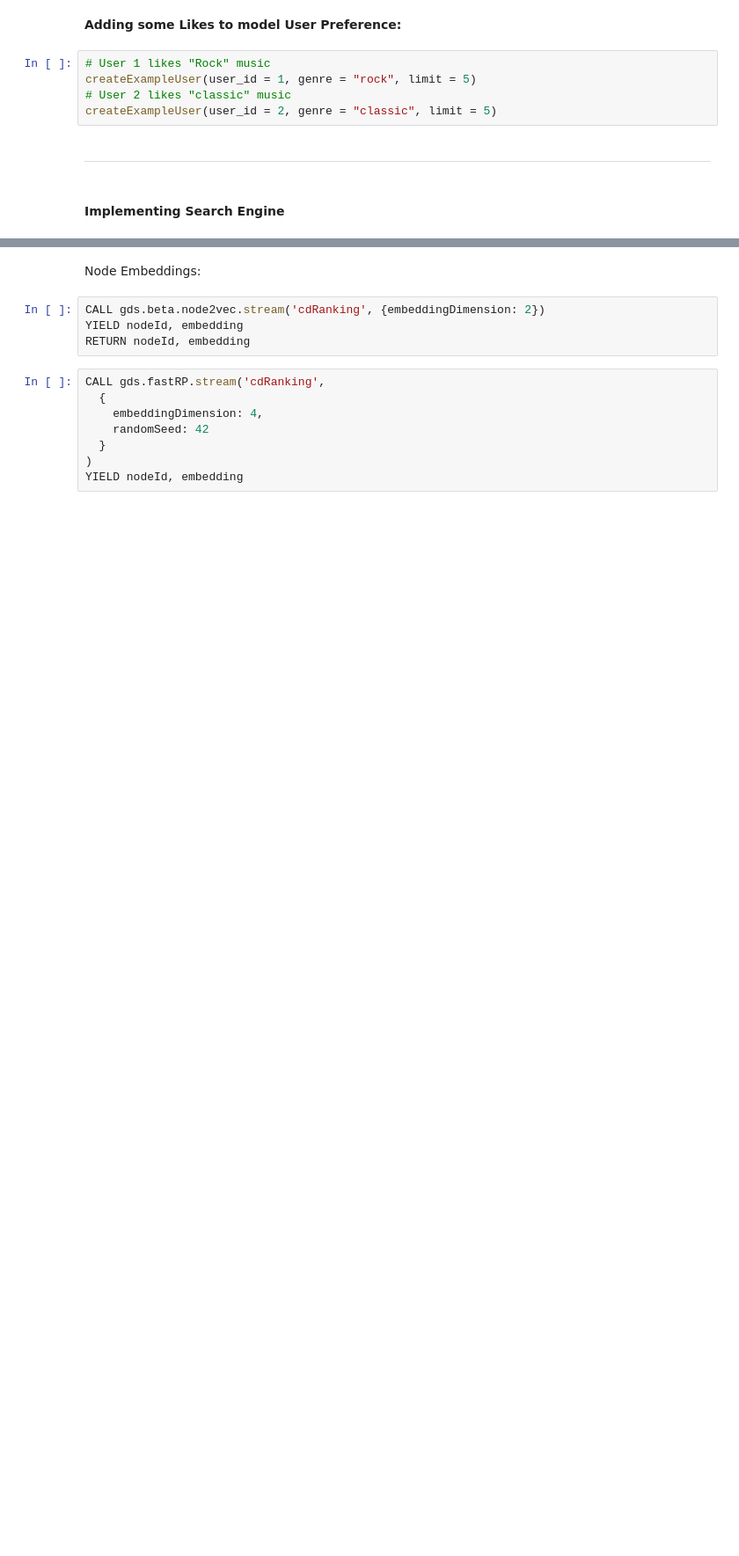
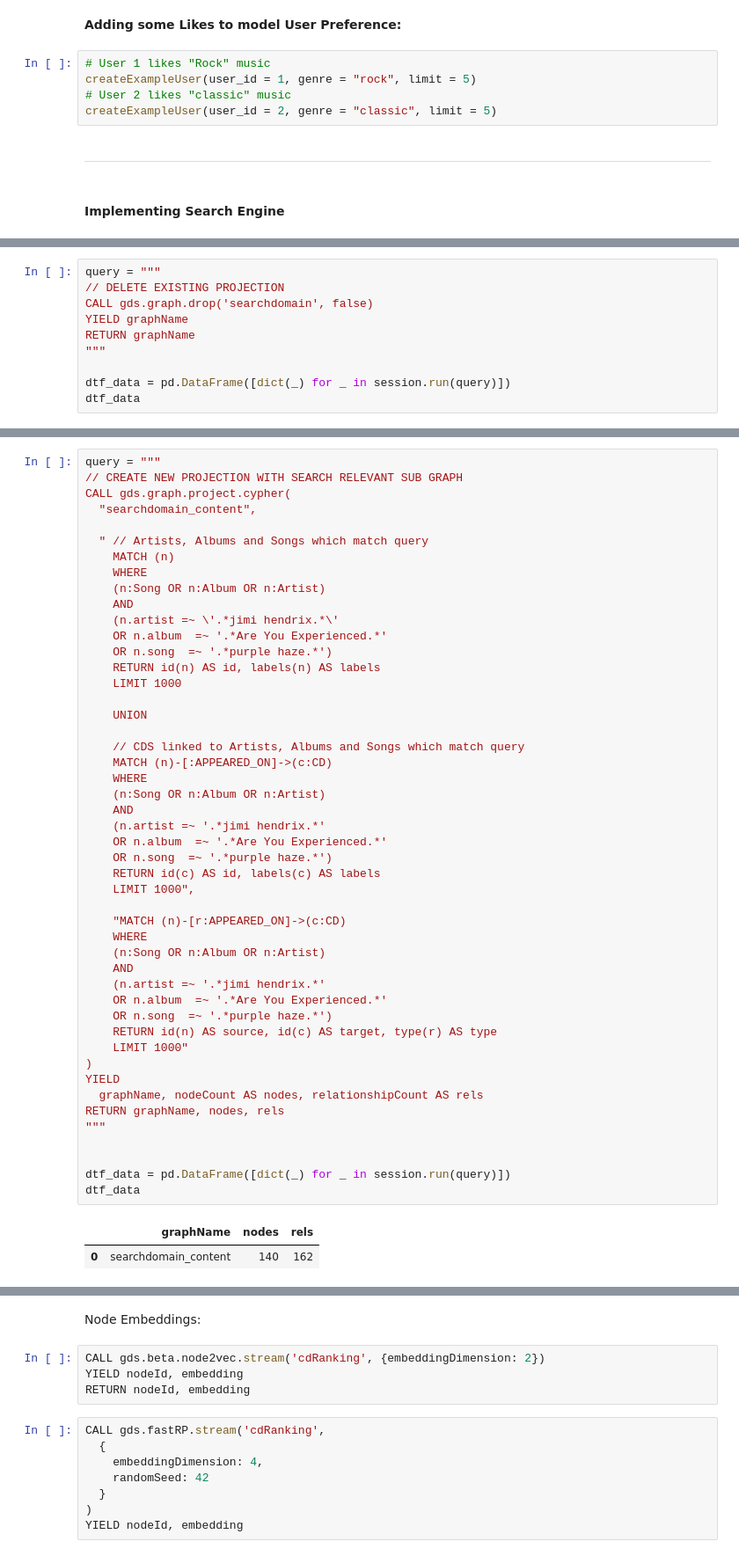
Before and after one commit to julianschelb/gdma-project, a Jupyter notebook: 04_Searching_and_Ranking.ipynb, the cells around one changed output, grey strips where cells are left out. Shown at 88% size. Drawn from its saved outputs; the diff is of its cells as text; blank space fills up the shorter version.

```diff
--- a/04_Searching_and_Ranking.ipynb
+++ b/04_Searching_and_Ranking.ipynb
@@ -169,0 +172,10 @@ createExampleUser(user_id = 2, genre = "classic", limit = 5)
+# %%
+query = """
+// DELETE EXISTING PROJECTION
+CALL gds.graph.drop('searchdomain', false)
+YIELD graphName
+RETURN graphName
+"""
+
+dtf_data = pd.DataFrame([dict(_) for _ in session.run(query)])
+dtf_data
@@ -313 +331,52 @@ YIELD
+# %%
+query = """
+// CREATE NEW PROJECTION WITH SEARCH RELEVANT SUB GRAPH
+CALL gds.graph.project.cypher(
+  "searchdomain_content",
+
+  " // Artists, Albums and Songs which match query
+    MATCH (n)
+    WHERE
+    (n:Song OR n:Album OR n:Artist)
+    AND
+    (n.artist =~ \'.*jimi hendrix.*\'
+    OR n.album  =~ '.*Are You Experienced.*'
+    OR n.song  =~ '.*purple haze.*')
+    RETURN id(n) AS id, labels(n) AS labels
+    LIMIT 1000
+
+    UNION
+
+    // CDS linked to Artists, Albums and Songs which match query
+    MATCH (n)-[:APPEARED_ON]->(c:CD)
+    WHERE
+    (n:Song OR n:Album OR n:Artist)
+    AND
+    (n.artist =~ '.*jimi hendrix.*'
+    OR n.album  =~ '.*Are You Experienced.*'
+    OR n.song  =~ '.*purple haze.*')
+    RETURN id(c) AS id, labels(c) AS labels
+    LIMIT 1000",
+
+    "MATCH (n)-[r:APPEARED_ON]->(c:CD)
+    WHERE
+    (n:Song OR n:Album OR n:Artist)
+    AND
+    (n.artist =~ '.*jimi hendrix.*'
+    OR n.album  =~ '.*Are You Experienced.*'
+    OR n.song  =~ '.*purple haze.*')
+    RETURN id(n) AS source, id(c) AS target, type(r) AS type
+    LIMIT 1000"
+)
+YIELD
+  graphName, nodeCount AS nodes, relationshipCount AS rels
+RETURN graphName, nodes, rels
+"""
+
+
+dtf_data = pd.DataFrame([dict(_) for _ in session.run(query)])
+dtf_data
+# %% [output]
+|  | graphName | nodes | rels |
+| 0 | searchdomain_content | 140 | 162 |
 # %%
```
Also changed, not shown: parts of 19 cells of this notebook.
